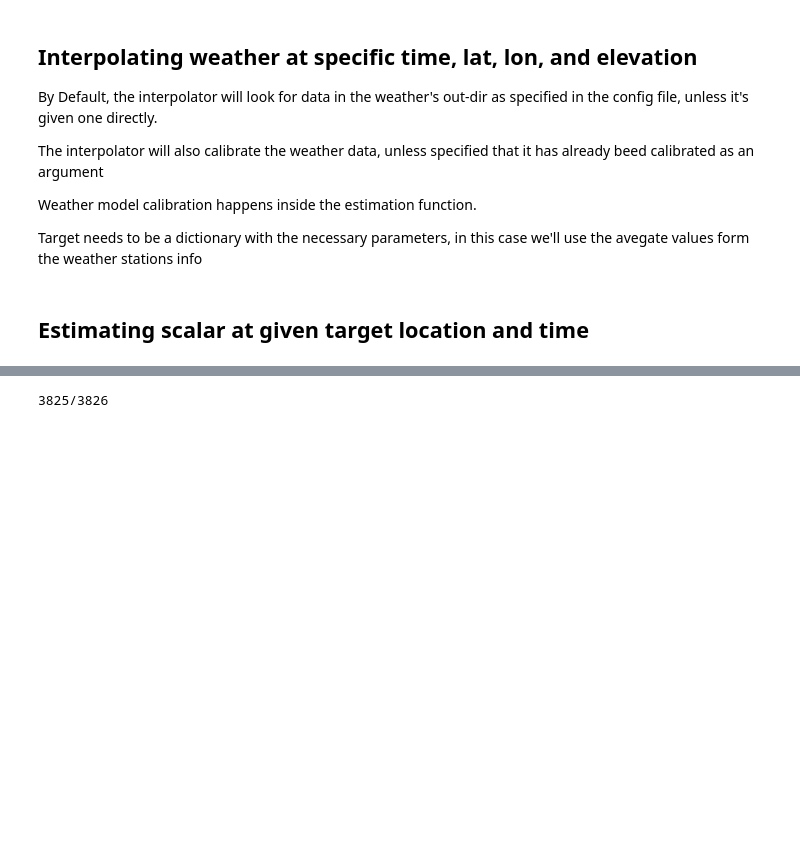
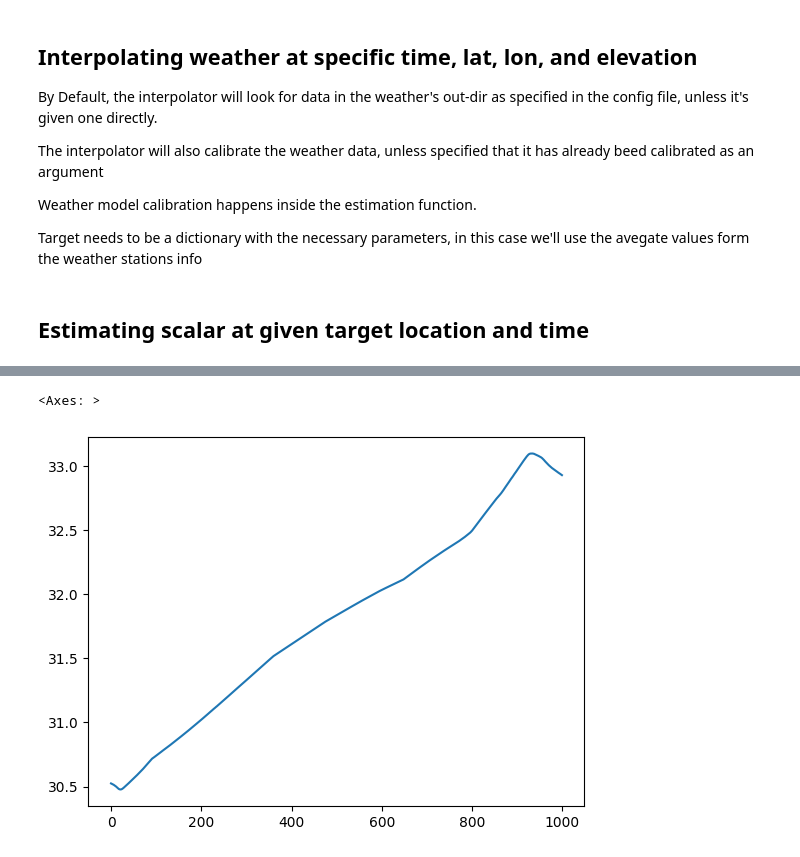
Before and after one commit to Flight-Path-Analysis/FlightPathAnalysis, a Jupyter notebook: tutorials/Usage Of Weather Interpolator Module.ipynb, the cells around one changed output, grey strips where cells are left out. Drawn from its saved outputs; the diff is of its cells as text; code cells hidden in the pictures; blank space fills up the shorter version.

```diff
--- a/tutorials/Usage Of Weather Interpolator Module.ipynb
+++ b/tutorials/Usage Of Weather Interpolator Module.ipynb
@@ -115,17 +141,22 @@ target = {'lon': all_stations_data['lon'].mean(),
 # %%
-scalars = ['tmpf', 'air_pressure', 'air_density', 'clouds']
-scalar_values = {scalar: np.repeat(np.nan, len(state_vectors)) for scalar in scalars}
-for i, row in state_vectors.iloc[::25].iterrows():
-    clear()
-    print(f'{i}/{len(state_vectors)}')
-    target = {
-        'lon': row['lon'],
-        'lat': row['lat'],
-        'timestamp': row['time'],
-        'elevation': row['geoaltitude'],
-         }
-    values = interpolator.estimate_scalars(target, scalars, stations_data=all_stations_data)
-    for j, scalar in enumerate(scalars):
-        scalar_values[scalar][i] = values[j]
+# %%time
+# scalars = ['tmpf', 'air_pressure', 'air_density', 'clouds']
+# scalar_values = {scalar: np.repeat(np.nan, len(state_vectors)) for scalar in scalars}
+# step = config['statistics']['interpolation']['flights']['step']
+# for i, row in state_vectors.iloc[::step].iterrows():
+#     clear()
+#     print(f'{i}/{len(state_vectors)}')
+#     target = {
+#         'lon': row['lon'],
+#         'lat': row['lat'],
+#         'timestamp': row['time'],
+#         'elevation': row['geoaltitude'],
+#          }
+#     values = interpolator.estimate_scalars(target, scalars, stations_data=all_stations_data)
+#     for j, scalar in enumerate(scalars):
+#         scalar_values[scalar][i] = values[j]
+# for scalar in scalars:
+#     state_vectors[scalar] = scalar_values[scalar]
+#     state_vectors[scalar] = state_vectors[scalar].interpolate(method='linear')
+
+# state_vectors
-# %% [output]
-3825/3826
@@ -135,0 +163,6 @@ for scalar in scalars:
+# %%
+compressed = pd.read_csv('tutorial_data/state_vectors_compressed.csv', index_col = 0)
+compressed['lat'].plot()
+# %% [output]
+<Axes: >
+[figure, added]
```
Also changed, not shown: parts of 10 cells of this notebook, 10 other files.
